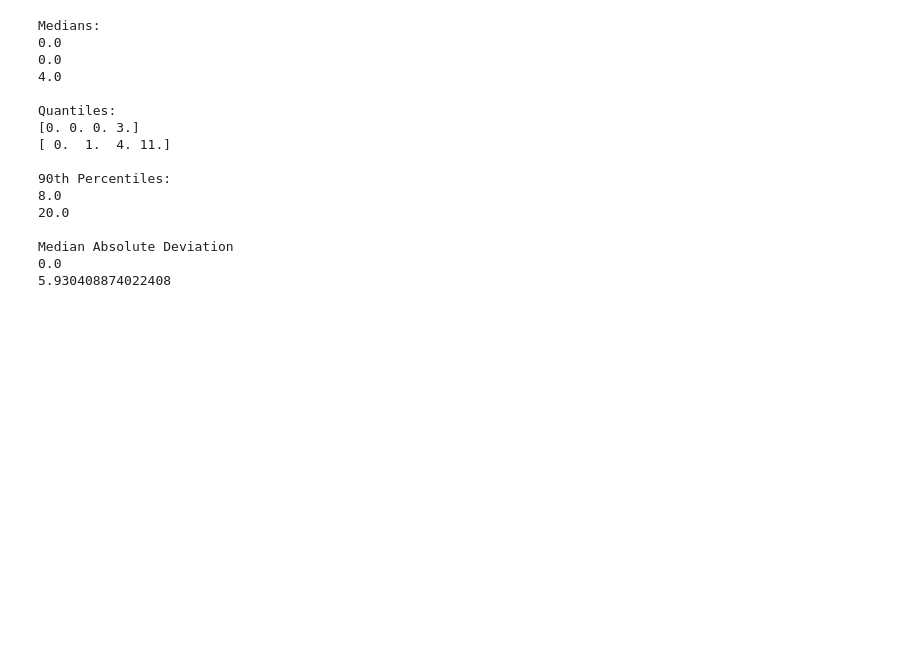
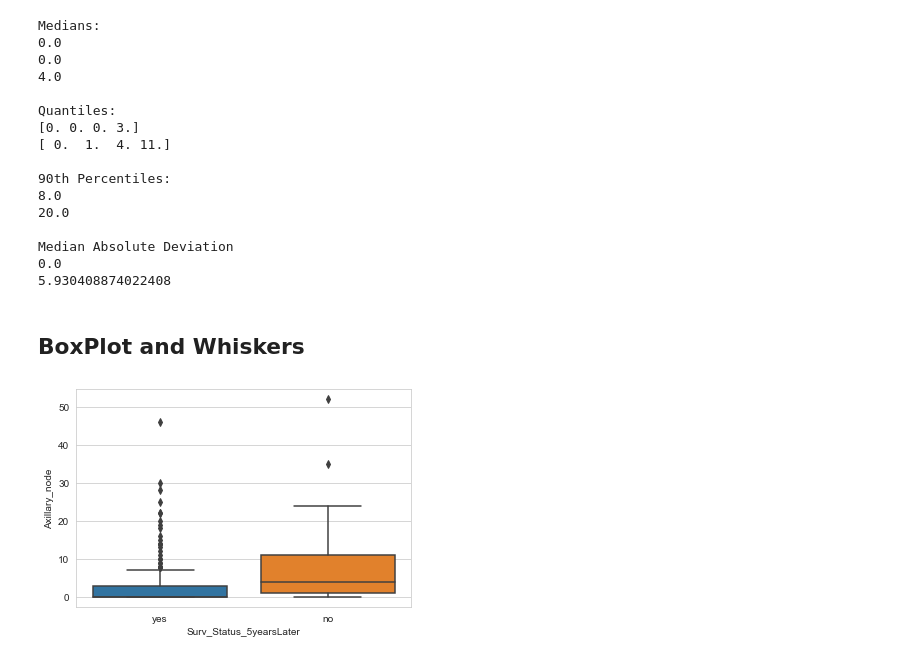
Before and after one commit to CSiddharthNavaneethan/Python, a Jupyter notebook: Habermans_CancerDataSet.ipynb, the cells around one changed output. Drawn from its saved outputs; the diff is of its cells as text; code cells hidden in the pictures; blank space fills up the shorter version.

```diff
--- a/Habermans_CancerDataSet.ipynb
+++ b/Habermans_CancerDataSet.ipynb
@@ -345,3 +345,21 @@ Quantiles:
 Median Absolute Deviation
 0.0
 5.930408874022408
+# %% [markdown]
+## BoxPlot and Whiskers
+# %%
+"""
+Box plot takes a less space and visually represents the five number summary of the data points in a box.
+The outliers are displayed as points outside the box.
+1. Q1 - 1.5*IQR
+2. Q1 (25th percentile)
+3. Q2 (50th percentile or median)
+4. Q3 (75th percentile)
+5. Q3 + 1.5*IQR
+Inter Quartile Range = Q3 -Q1
+"""
+
+sns.boxplot(x='Surv_Status_5yearsLater',y='Axillary_node', data=habs_data)
+plt.show()
+# %% [output]
+[figure, added]
```
Also changed, not shown: parts of 7 cells of this notebook.
